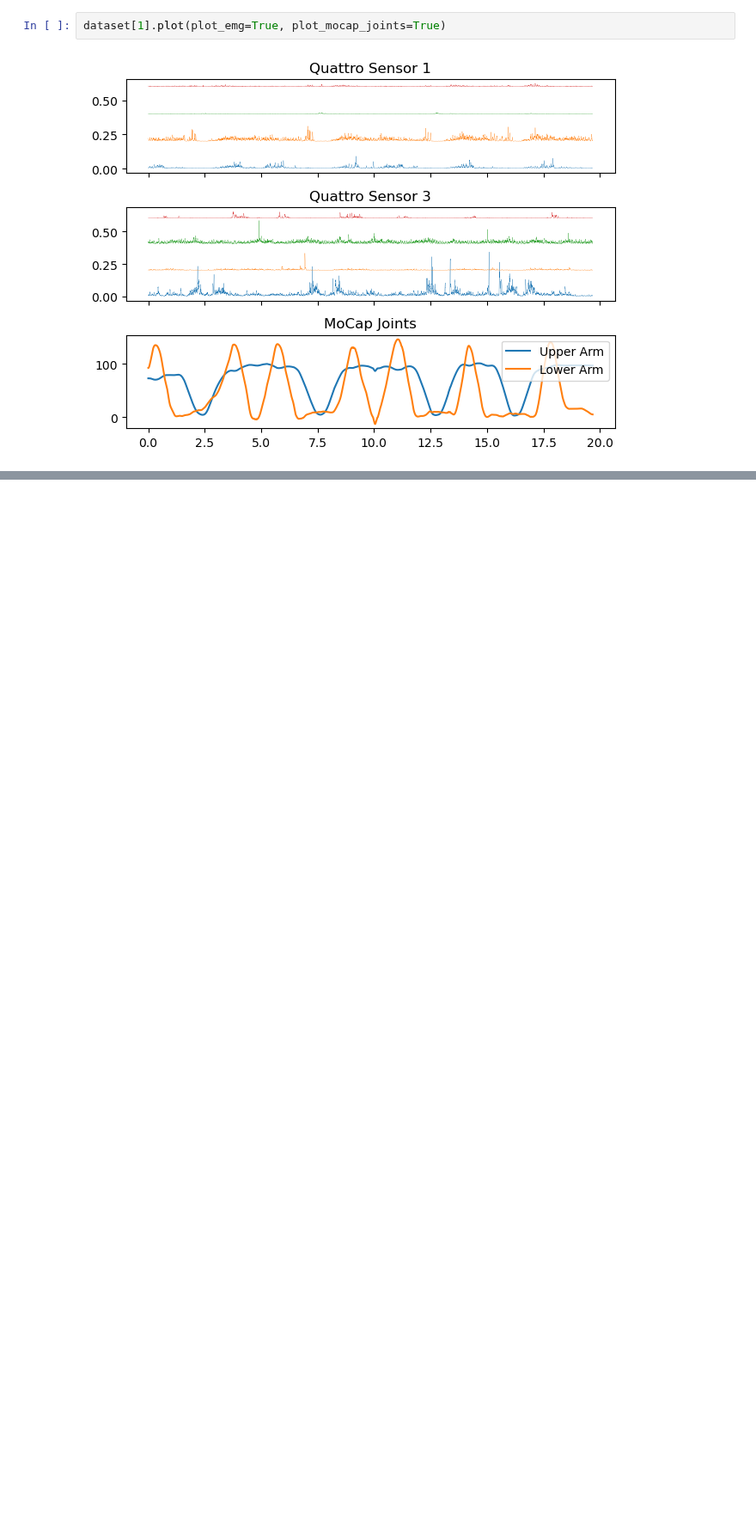
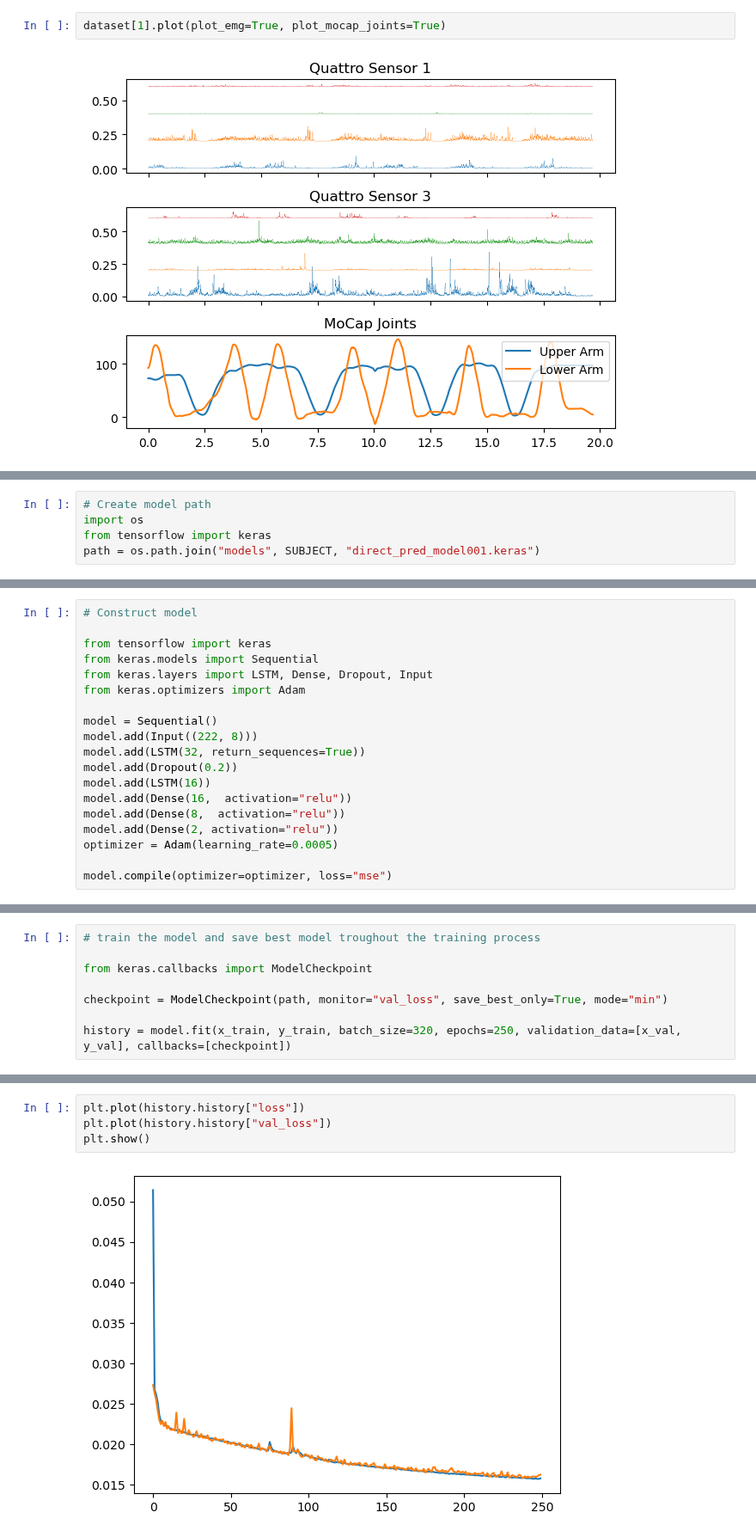
Before and after one commit to gjmm07/Masterthesis, a Jupyter notebook: FirstModel.ipynb, the cells around one changed output, grey strips where cells are left out. Shown at 86% size. Cells and saved outputs as stored; diff of their text form; blank space fills up the shorter version.

```diff
--- a/FirstModel.ipynb
+++ b/FirstModel.ipynb
@@ -45,0 +83,5 @@ joints.shape, emg_data.shape
+# %%
+# Create model path
+import os
+from tensorflow import keras
+path = os.path.join("models", SUBJECT, "direct_pred_model001.keras")
@@ -45,0 +96,19 @@ joints.shape, emg_data.shape
+# %%
+# Construct model
+
+from tensorflow import keras
+from keras.models import Sequential
+from keras.layers import LSTM, Dense, Dropout, Input
+from keras.optimizers import Adam
+
+model = Sequential()
+model.add(Input((222, 8)))
+model.add(LSTM(32, return_sequences=True))
+model.add(Dropout(0.2))
+model.add(LSTM(16))
+model.add(Dense(16,  activation="relu"))
+model.add(Dense(8,  activation="relu"))
+model.add(Dense(2, activation="relu"))
+optimizer = Adam(learning_rate=0.0005)
+
+model.compile(optimizer=optimizer, loss="mse")
@@ -45,0 +139,8 @@ joints.shape, emg_data.shape
+# %%
+# train the model and save best model troughout the training process
+
+from keras.callbacks import ModelCheckpoint
+
+checkpoint = ModelCheckpoint(path, monitor="val_loss", save_best_only=True, mode="min")
+
+history = model.fit(x_train, y_train, batch_size=320, epochs=250, validation_data=[x_val, y_val], callbacks=[checkpoint])
@@ -45,0 +167,6 @@ joints.shape, emg_data.shape
+# %%
+plt.plot(history.history["loss"])
+plt.plot(history.history["val_loss"])
+plt.show()
+# %% [output]
+[figure, added]
```
Also changed, not shown: parts of 19 cells of this notebook, 3 other files.
